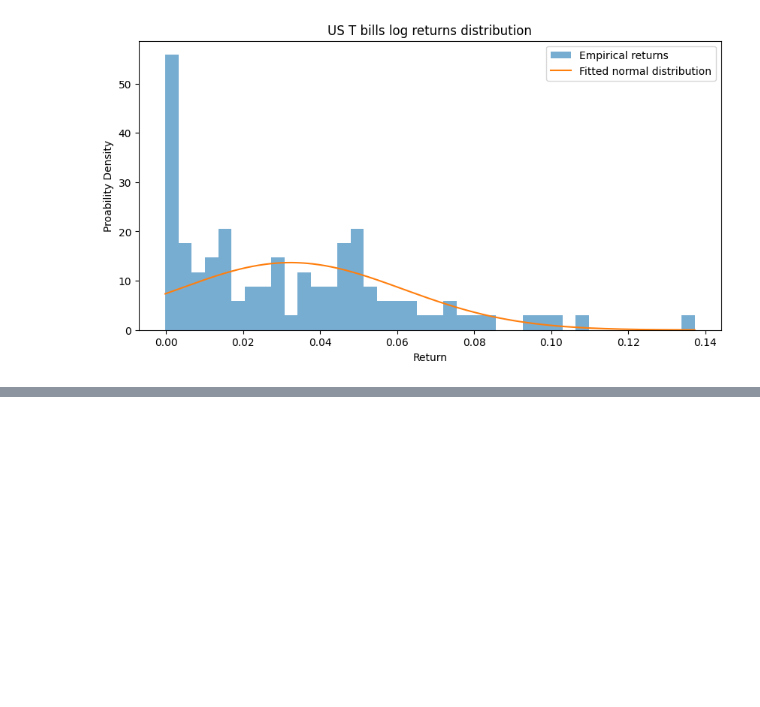
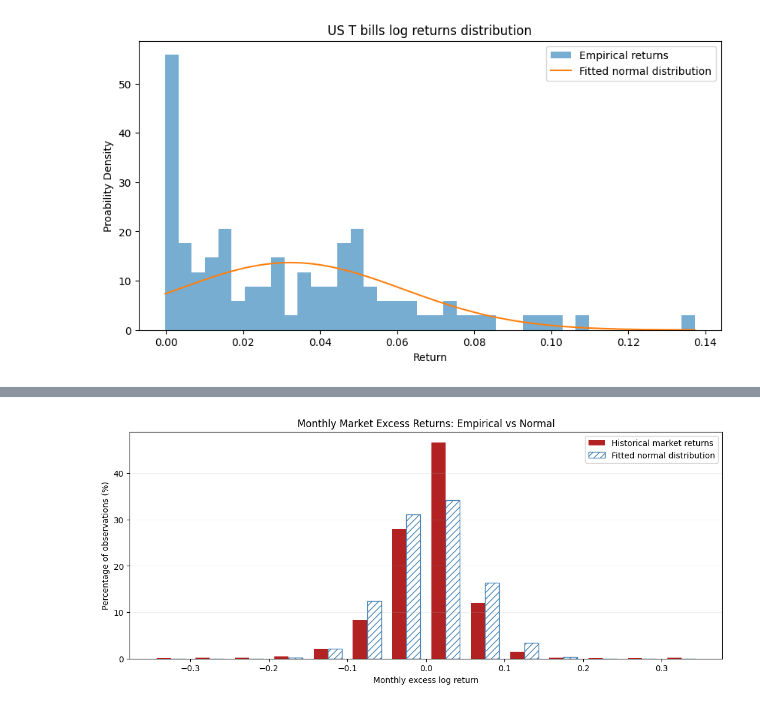
Before and after one commit to FerCorcuera/mit-quant-finance, a Jupyter notebook: Portfolio Theory/historic_returns_on_portfolios.ipynb, the cells around one changed output, grey strips where cells are left out. Cells and saved outputs as stored; diff of their text form; code cells hidden in the pictures; blank space fills up the shorter version.

```diff
--- a/Portfolio Theory/historic_returns_on_portfolios.ipynb
+++ b/Portfolio Theory/historic_returns_on_portfolios.ipynb
@@ -136,0 +199,59 @@ plot_return_distribution(
+# %%
+from scipy.stats import norm
+
+market_simple = monthly["Mkt-RF"] + monthly["RF"]
+rf_simple = monthly["RF"]
+
+# Continuously compounded excess return
+market_log_excess = (np.log1p(market_simple) - np.log1p(rf_simple)).dropna()
+
+# Estimate normal distribution parameters
+mu = market_log_excess.mean()
+sigma = market_log_excess.std(ddof=1)
+edges = np.arange(-0.35, 0.40, 0.05)
+
+# Empirical frequency per bin
+counts, _ = np.histogram(market_log_excess, bins=edges)
+empirical_pct = counts / len(market_log_excess) * 100
+
+# Theoretical normal probability per bin
+normal_pct = (
+    norm.cdf(edges[1:], loc=mu, scale=sigma) - norm.cdf(edges[:-1], loc=mu, scale=sigma)
+) * 100
+
+# Plot paired bars
+centers = (edges[:-1] + edges[1:]) / 2
+bar_width = 0.018
+
+fig, ax = plt.subplots(figsize=(13, 5))
+
+ax.bar(
+    centers - bar_width / 2,
+    empirical_pct,
+    width=bar_width,
+    color="firebrick",
+    label="Historical market returns",
+)
+
+ax.bar(
+    centers + bar_width / 2,
+    normal_pct,
+    width=bar_width,
+    facecolor="white",
+    edgecolor="steelblue",
+    hatch="///",
+    label="Fitted normal distribution",
+)
+
+ax.set(
+    title="Monthly Market Excess Returns: Empirical vs Normal",
+    xlabel="Monthly excess log return",
+    ylabel="Percentage of observations (%)",
+)
+
+ax.legend()
+ax.grid(axis="y", alpha=0.2)
+
+plt.show()
+# %% [output]
+[figure, added]
```
Also changed, not shown: parts of 15 cells of this notebook, 1 other file.
